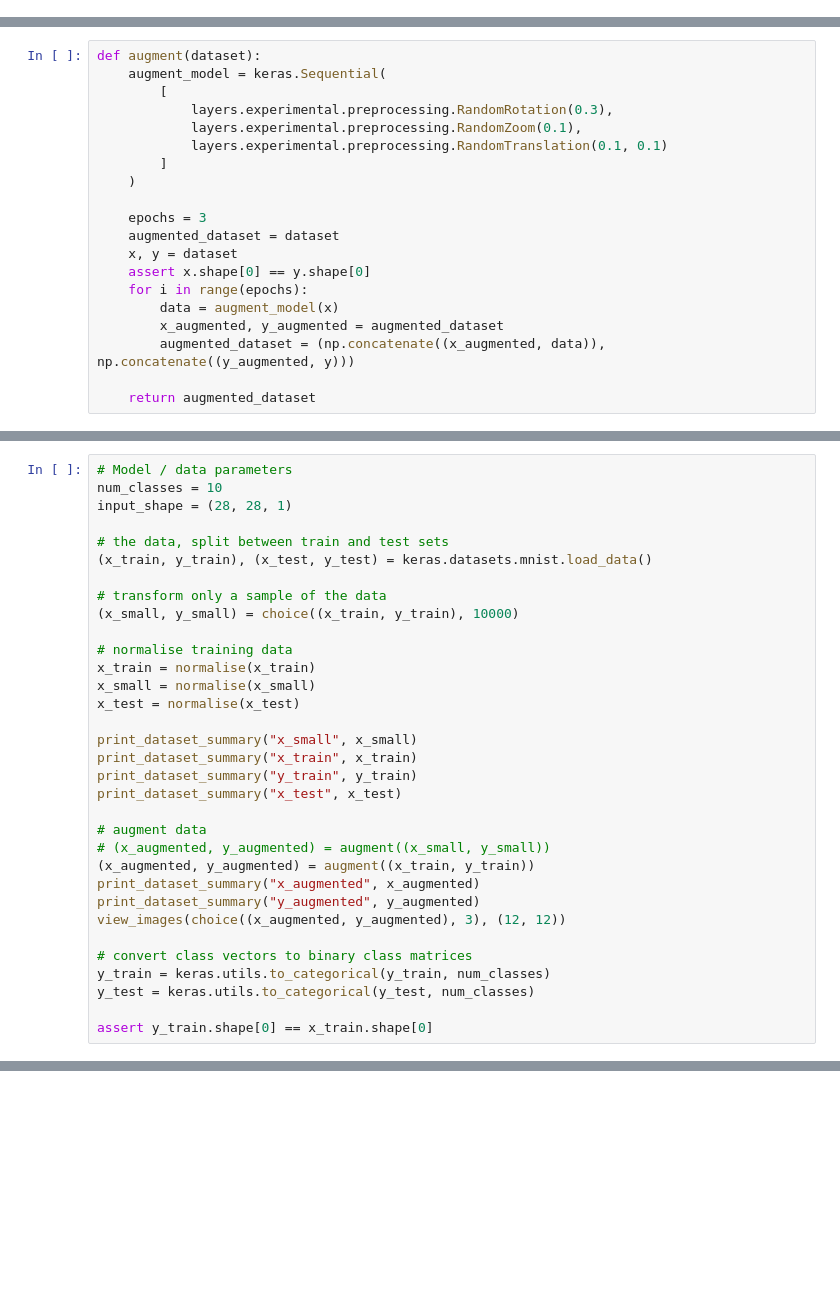
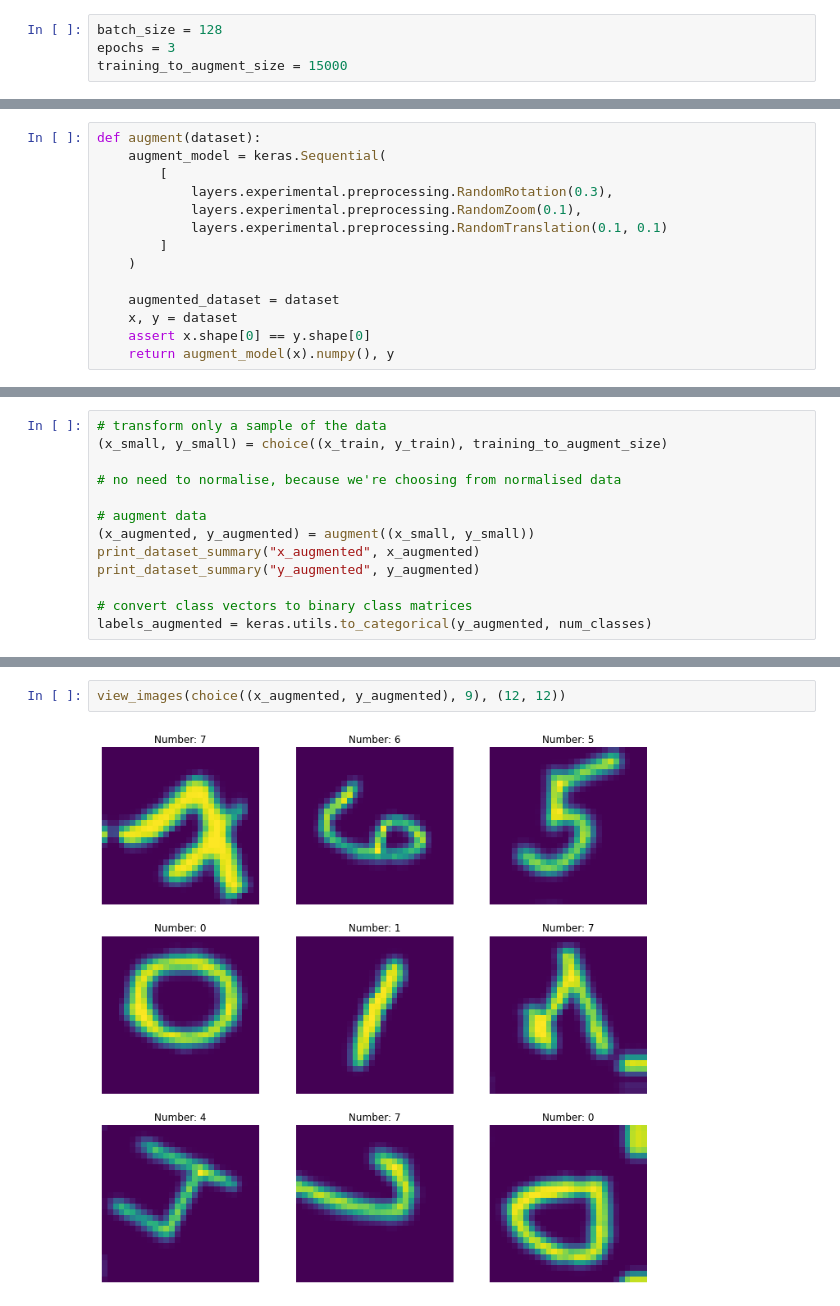
Before and after one commit to DiogoNeves/augdata-mnist, a Jupyter notebook: mnist.ipynb, the cells around one changed output, grey strips where cells are left out. Drawn from its saved outputs; the diff is of its cells as text; blank space fills up the shorter version.

```diff
--- a/mnist.ipynb
+++ b/mnist.ipynb
@@ -97,0 +30,4 @@ def print_dataset_summary(name, dataset):
+# %%
+batch_size = 128
+epochs = 3
+training_to_augment_size = 15000
@@ -105,13 +103,7 @@ def augment(dataset):
         ]
     )
 
-    epochs = 3
     augmented_dataset = dataset
     x, y = dataset
     assert x.shape[0] == y.shape[0]
-    for i in range(epochs):
-        data = augment_model(x)
-        x_augmented, y_augmented = augmented_dataset
-        augmented_dataset = (np.concatenate((x_augmented, data)), np.concatenate((y_augmented, y)))
-
-    return augmented_dataset
+    return augment_model(x).numpy(), y
@@ -118,34 +112,14 @@ def augment(dataset):
 # %%
-# Model / data parameters
-num_classes = 10
-input_shape = (28, 28, 1)
+# transform only a sample of the data
+(x_small, y_small) = choice((x_train, y_train), training_to_augment_size)
 
-# the data, split between train and test sets
-(x_train, y_train), (x_test, y_test) = keras.datasets.mnist.load_data()
-
-# transform only a sample of the data
-(x_small, y_small) = choice((x_train, y_train), 10000)
-
-# normalise training data
-x_train = normalise(x_train)
-x_small = normalise(x_small)
-x_test = normalise(x_test)
-
-print_dataset_summary("x_small", x_small)
-print_dataset_summary("x_train", x_train)
-print_dataset_summary("y_train", y_train)
-print_dataset_summary("x_test", x_test)
+# no need to normalise, because we're choosing from normalised data
 
 # augment data
-# (x_augmented, y_augmented) = augment((x_small, y_small))
-(x_augmented, y_augmented) = augment((x_train, y_train))
+(x_augmented, y_augmented) = augment((x_small, y_small))
 print_dataset_summary("x_augmented", x_augmented)
 print_dataset_summary("y_augmented", y_augmented)
-view_images(choice((x_augmented, y_augmented), 3), (12, 12))
 
 # convert class vectors to binary class matrices
-y_train = keras.utils.to_categorical(y_train, num_classes)
-y_test = keras.utils.to_categorical(y_test, num_classes)
-
-assert y_train.shape[0] == x_train.shape[0]
+labels_augmented = keras.utils.to_categorical(y_augmented, num_classes)
 # %% [output]
@@ -192,0 +130,4 @@ Epoch 5/5
+# %%
+view_images(choice((x_augmented, y_augmented), 9), (12, 12))
+# %% [output]
+[figure, added]
```
Also changed, not shown: parts of 20 cells of this notebook, 1 other file.
